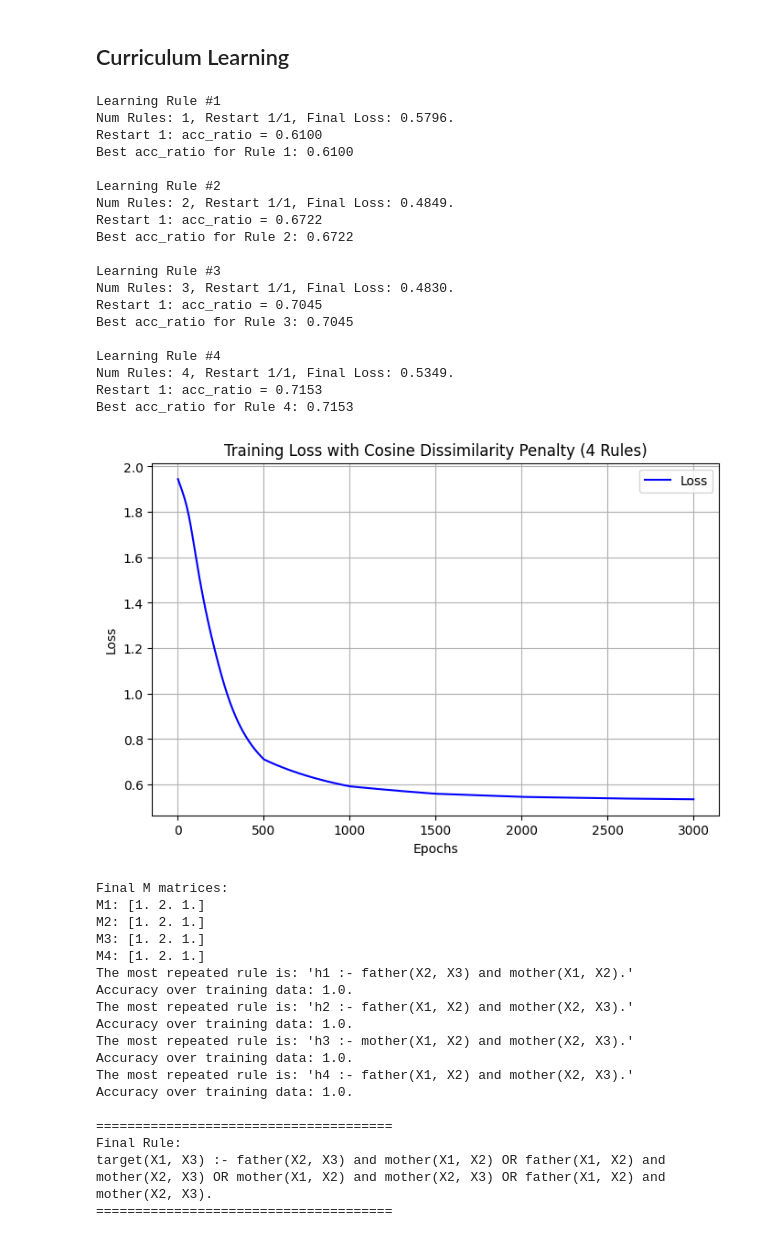
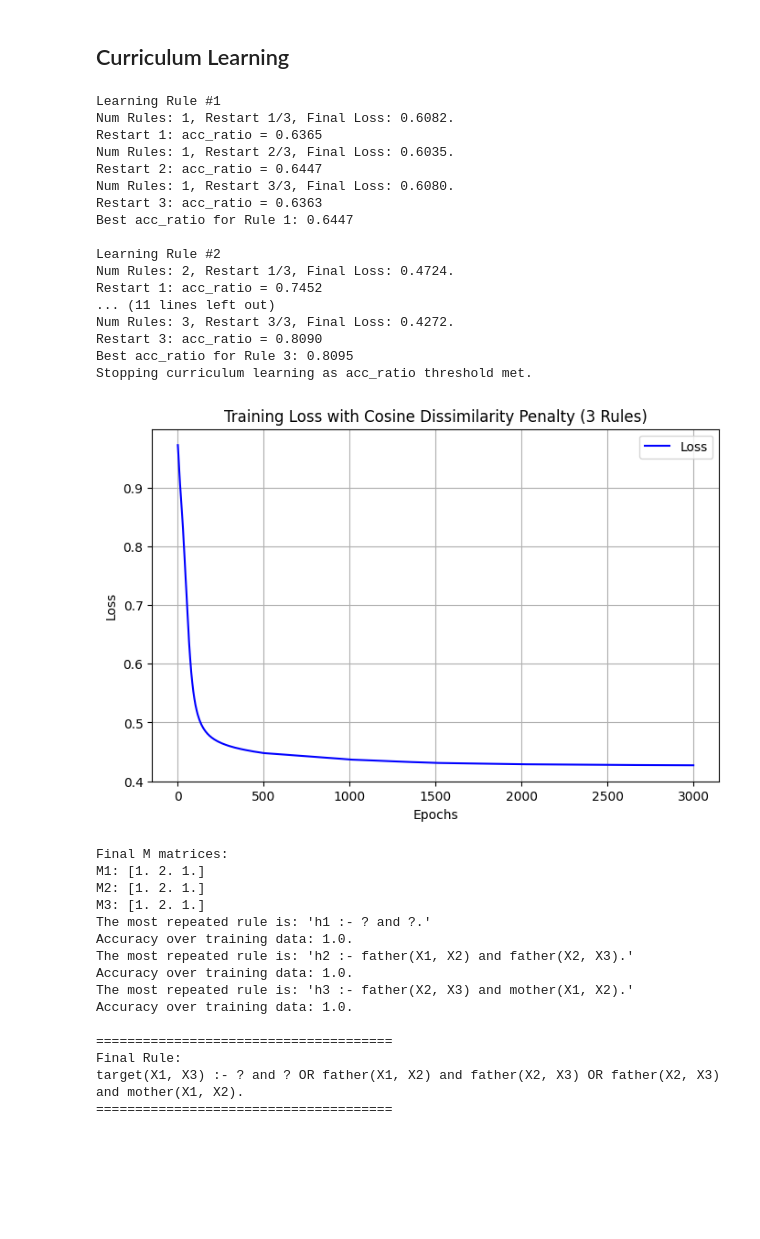
Before and after one commit to iman-sharifi-ghb/ANDRE, a Jupyter notebook: RuleGenNet_GrandParentRule_attention.ipynb, the cells around one changed output. Drawn from its saved outputs; the diff is of its cells as text; code cells hidden in the pictures; blank space fills up the shorter version.

```diff
--- a/RuleGenNet_GrandParentRule_attention.ipynb
+++ b/RuleGenNet_GrandParentRule_attention.ipynb
@@ -321,6 +51,8 @@ import torch
 import torch.nn as nn
 import torch.optim as optim
 import matplotlib.pyplot as plt
+from ANDRE_Net import ANDRE
+from utils import create_V_matrix, interpret_neuron_weights_entropy_, compute_acc_ratio_all_rules_attention
 import math
 from collections import Counter
 
@@ -356,7 +88,7 @@ num_neurons_per_rule = input_dim
 head_vars = [0, 2]
 connected_vars = [1]
 num_epochs = 3000
-num_restarts = 1
+num_restarts = 3
 max_rules = 4
 acc_threshold = 0.8
 sim_weight, ent_weight, rr_weight, conn_weight = 0.01, 0.01, 0.1, 0.1
@@ -377,7 +109,7 @@ for rule_idx in range(max_rules):
 
     for restart in range(num_restarts):
         num_rules = rule_idx + 1
-        model = FuzzyDisjunctionNet(num_rules, num_neurons_per_rule, input_dim, variable_matrix)
+        model = ANDRE(num_rules, pot_body_pred_dim=input_dim, variable_matrix=variable_matrix)
 
         if rule_idx > 0:
             with torch.no_grad():
@@ -395,12 +127,12 @@ for rule_idx in range(max_rules):
             outputs = model(X_tensor).squeeze()
             bce_loss = criterion(outputs, y_tensor)
 
-            penalty = 0.0
-            for i in range(rule_idx + 1):
-                for j in range(i + 1, rule_idx + 1):
-                    wi = model.saved_weights[i].view(num_neurons_per_rule, -1)
-                    wj = model.saved_weights[j].view(num_neurons_per_rule, -1)
-                    penalty += nn.CosineSimilarity(dim=1)(wi, wj).mean()
+            # penalty = 0.0
+            # for i in range(rule_idx + 1):
+            #     for j in range(i + 1, rule_idx + 1):
+            #         wi = model.saved_weights[i].view(num_neurons_per_rule, -1)
+            #         wj = model.saved_weights[j].view(num_neurons_per_rule, -1)
+            #         penalty += nn.CosineSimilarity(dim=1)(wi, wj).mean()
 
             M = model.M_matrices
             M_head = [M[i][head_vars] for i in range(rule_idx + 1)]
@@ -413,7 +145,7 @@ for rule_idx in range(max_rules):
 
             entropy_term = sum(model.entropies)
             # total_loss = bce_loss + sim_weight * penalty - ent_weight * entropy_term + rr_weight * rr_loss + conn_weight * conn_loss
-            total_loss = bce_loss + sim_weight * penalty + rr_weight * rr_loss#- ent_weight * entropy_term
+            total_loss = bce_loss + ent_weight * entropy_term + rr_weight * rr_loss + conn_weight * conn_loss
 
             total_loss.sum().backward()
             nn.utils.clip_grad_norm_(model.parameters(), max_norm=1.0)
@@ -442,7 +174,7 @@ for rule_idx in range(max_rules):
         #     print(f"Rule {rule_idx+1} Restart {restart+1}: acc_ratio = {rule_acc_ratio:.4f}")
     frozen_state_dicts.append(best_state_dict)
     # Recreate the model and load the best state_dict
-    best_model = FuzzyDisjunctionNet(rule_idx + 1, num_neurons_per_rule, input_dim, variable_matrix)
+    best_model = ANDRE(num_rules, pot_body_pred_dim=input_dim, variable_matrix=variable_matrix)
     best_model.load_state_dict(best_model_state)
     best_rules_models.append(best_model)
     print(f"Best acc_ratio for Rule {rule_idx+1}: {best_acc_ratio:.4f}")
@@ -451,7 +183,7 @@ for rule_idx in range(max_rules):
         break
 # Load best model and compute M
 # Use best_num_rules to match the state_dict
-best_model = FuzzyDisjunctionNet(best_num_rules, num_neurons_per_rule, input_dim, variable_matrix)
+best_model = ANDRE(best_num_rules, pot_body_pred_dim=input_dim, variable_matrix=variable_matrix)
 
 # Filter out keys that are not in the model's state_dict
 model_keys = set(best_model.state_dict().keys())
@@ -495,65 +227,60 @@ for rule_num, weights in enumerate(Weights_nsre):
         pred_values = Predicate_values[i].numpy()
         # preds = interpret_neuron_weights_(pred_values, weights)
         preds = interpret_neuron_weights_entropy_(predicates, pred_values, weights, entropy_threshold=0.2)
         refined_preds = [pred for pred in preds if pred != '1']
         rule = f"h{rule_num+1} :- " + " and ".join(refined_preds) + "."
         Extracted_rules.append(rule)
 
     rule_counts = Counter(Extracted_rules)
     most_common_rule, count = rule_counts.most_common(1)[0]
     print(f"The most repeated rule is: '{most_common_rule}'")
     print(f"Accuracy over training data: {float(count/len(Extracted_rules))}.")
 
     Final_rules.append(most_common_rule)
 
 # remove the "h{i+1} :- " part from each rule
 Final_rules = [rule.replace(f"h{rule_num+1} :- ", "") for rule_num, rule in enumerate(Final_rules)]
 
 # remove the "."
 Final_rules = [rule.replace(".", "") for rule in Final_rules]
 
 # convert the rules to a single rule
 final_rule = "target(X1, X3) :- " + " OR ".join(Final_rules) + "."
 print("\n======================================")
 print("Final Rule:")
 print(final_rule)
 print("======================================")
 # %% [output]
 Learning Rule #1
-Num Rules: 1, Restart 1/1, Final Loss: 0.5796.
-Restart 1: acc_ratio = 0.6100
-Best acc_ratio for Rule 1: 0.6100
+Num Rules: 1, Restart 1/3, Final Loss: 0.6082.
+Restart 1: acc_ratio = 0.6365
+Num Rules: 1, Restart 2/3, Final Loss: 0.6035.
+Restart 2: acc_ratio = 0.6447
+Num Rules: 1, Restart 3/3, Final Loss: 0.6080.
+Restart 3: acc_ratio = 0.6363
+Best acc_ratio for Rule 1: 0.6447
 
 Learning Rule #2
-Num Rules: 2, Restart 1/1, Final Loss: 0.4849.
-Restart 1: acc_ratio = 0.6722
-Best acc_ratio for Rule 2: 0.6722
-
-Learning Rule #3
-Num Rules: 3, Restart 1/1, Final Loss: 0.4830.
-Restart 1: acc_ratio = 0.7045
-Best acc_ratio for Rule 3: 0.7045
-
-Learning Rule #4
-Num Rules: 4, Restart 1/1, Final Loss: 0.5349.
-Restart 1: acc_ratio = 0.7153
-Best acc_ratio for Rule 4: 0.7153
+Num Rules: 2, Restart 1/3, Final Loss: 0.4724.
+Restart 1: acc_ratio = 0.7452
+... (11 lines left out)
+Num Rules: 3, Restart 3/3, Final Loss: 0.4272.
+Restart 3: acc_ratio = 0.8090
+Best acc_ratio for Rule 3: 0.8095
+Stopping curriculum learning as acc_ratio threshold met.
-[figure, old version]
+[figure, new version]
 Final M matrices:
 M1: [1. 2. 1.]
 M2: [1. 2. 1.]
 M3: [1. 2. 1.]
-M4: [1. 2. 1.]
-The most repeated rule is: 'h1 :- father(X2, X3) and mother(X1, X2).'
+The most repeated rule is: 'h1 :- ? and ?.'
 Accuracy over training data: 1.0.
-The most repeated rule is: 'h2 :- father(X1, X2) and mother(X2, X3).'
+The most repeated rule is: 'h2 :- father(X1, X2) and father(X2, X3).'
 Accuracy over training data: 1.0.
-The most repeated rule is: 'h3 :- mother(X1, X2) and mother(X2, X3).'
-Accuracy over training data: 1.0.
-The most repeated rule is: 'h4 :- father(X1, X2) and mother(X2, X3).'
+The most repeated rule is: 'h3 :- father(X2, X3) and mother(X1, X2).'
 Accuracy over training data: 1.0.
 
 ======================================
 Final Rule:
-target(X1, X3) :- father(X2, X3) and mother(X1, X2) OR father(X1, X2) and mother(X2, X3) OR mother(X1, X2) and mother(X2, X3) OR father(X1, X2) and mother(X2, X3).
+target(X1, X3) :- ? and ? OR father(X1, X2) and father(X2, X3) OR father(X2, X3) and mother(X1, X2).
 ======================================
```
Also changed, not shown: parts of 7 cells of this notebook, 3 other files.
